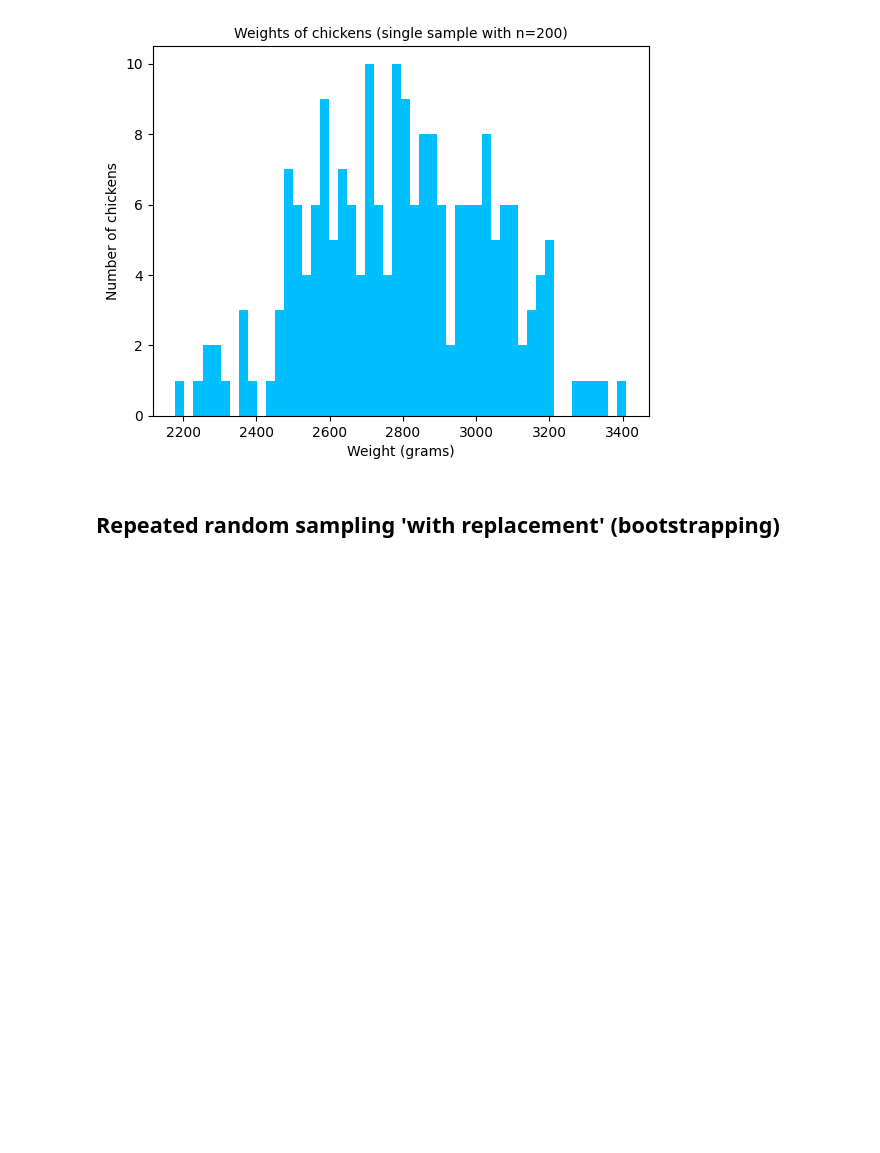
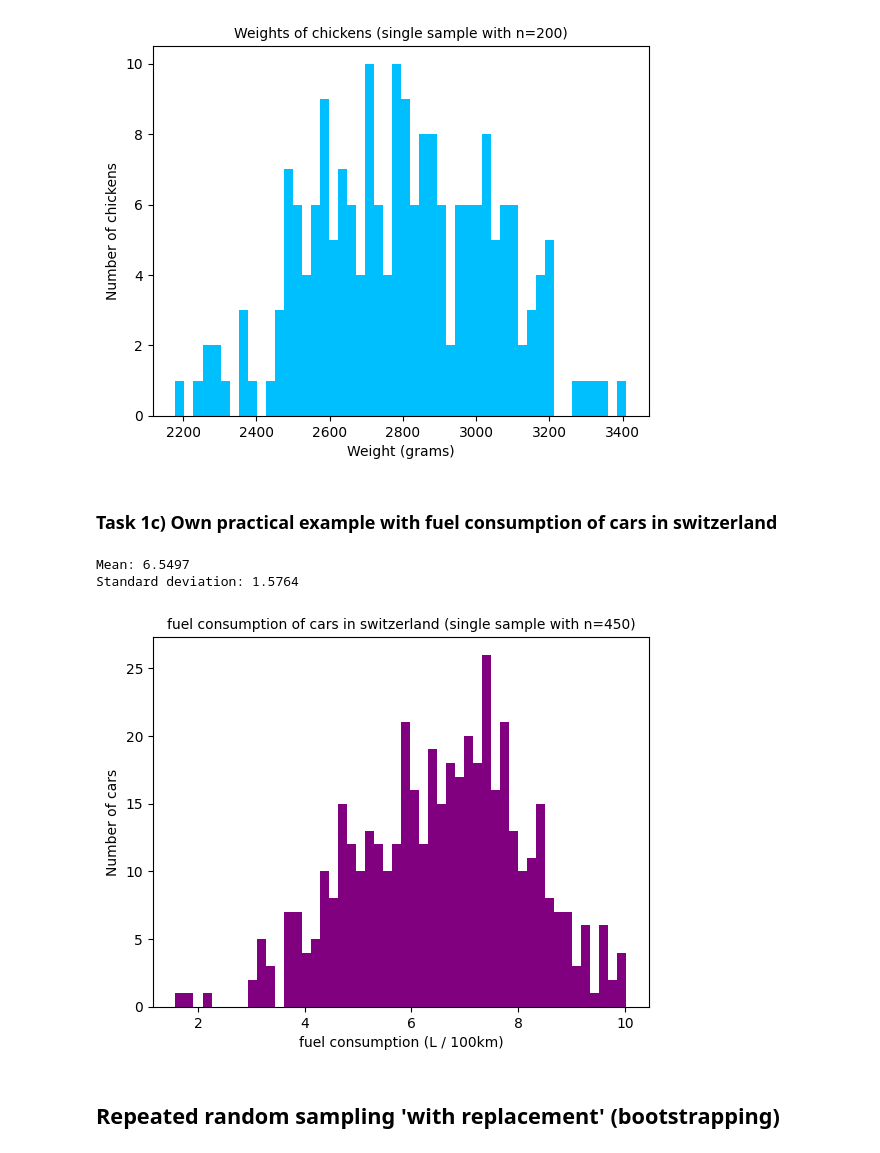
Before and after one commit to Etterpau/applied_research_methods, a Jupyter notebook: Week_06/population_and_samples.ipynb, the cells around one changed output. Saved outputs shown, nothing was run; the diff lists cells and outputs as text; code cells hidden in the pictures; blank space fills up the shorter version.

```diff
--- a/Week_06/population_and_samples.ipynb
+++ b/Week_06/population_and_samples.ipynb
@@ -103,6 +108,33 @@ plt.show()
 Mean: 2798.1039
 Standard deviation: 244.7871
 [figure]
+# %% [markdown]
+### Task 1c) Own practical example with fuel consumption of cars in switzerland
+# %%
+# Sample size
+sample_size = 450
+
+# Setting a seed to restore the random numbers later
+random.seed(42)
+
+# Random sample
+random_sample = random.sample(list(pop), sample_size)
+
+# Statistics of the sample
+print(f'Mean: {statistics.mean(random_sample):.4f}')
+print(f'Standard deviation: {statistics.stdev(random_sample):.4f}')
+
+# Plot histogram based on the sample
+plt.hist(random_sample, bins = 50, color='purple')
+plt.title(f'fuel consumption of cars in switzerland (single sample with n={sample_size})', fontsize=10)
+plt.xlabel('fuel consumption (L / 100km)')
+plt.ylabel('Number of cars')
+
+plt.show()
+# %% [output]
+Mean: 6.5497
+Standard deviation: 1.5764
+[figure, added]
 # %% [markdown]
 ## Repeated random sampling 'with replacement' (bootstrapping)
 # %%
```
Also changed, not shown: parts of 4 cells of this notebook, 1 other file.
